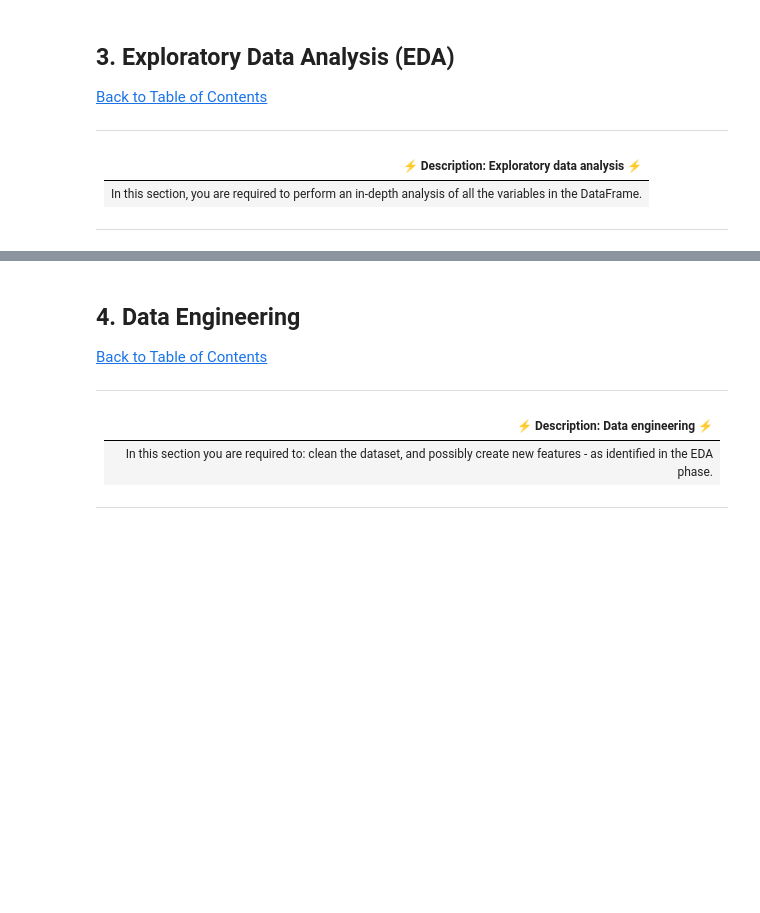
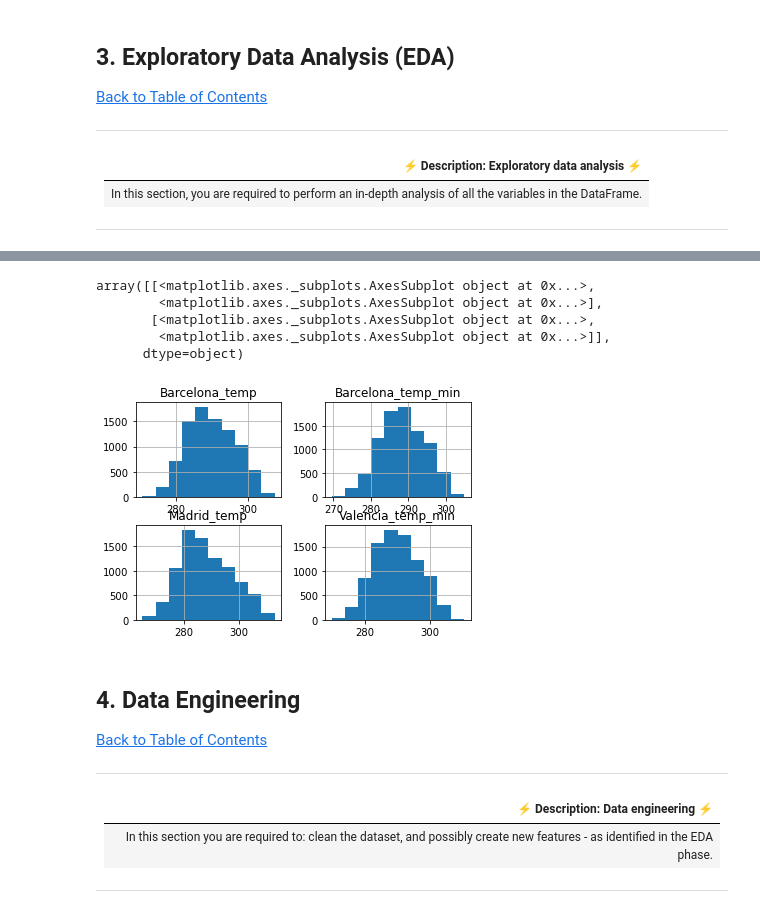
Before and after one commit to Fabian-B-explore/SpainRainModel, a Jupyter notebook: starter-notebook.ipynb, the cells around one changed output, grey strips where cells are left out. Drawn from its saved outputs; the diff is of its cells as text; code cells hidden in the pictures; blank space fills up the shorter version.

```diff
--- a/starter-notebook.ipynb
+++ b/starter-notebook.ipynb
@@ -84,3 +86,7 @@ df = # load the data
+# %%
+# load the data
+df_train = pd.read_csv('df_train.csv')
+df_test = pd.read_csv('df_test.csv')
 # %% [markdown]
 <a id="three"></a>
 ## 3. Exploratory Data Analysis (EDA)
@@ -103,5 +159,14 @@ df = # load the data
 # %%
-# have a look at feature distributions
+# have a look at feature distributions with variables with the top 4 correlation
+features = ['Valencia_temp_min','Barcelona_temp_min','Madrid_temp','Barcelona_temp']
+df_train[features].hist()
+# %% [output]
+array([[<matplotlib.axes._subplots.AxesSubplot object at 0x...>,
+        <matplotlib.axes._subplots.AxesSubplot object at 0x...>],
+       [<matplotlib.axes._subplots.AxesSubplot object at 0x...>,
+        <matplotlib.axes._subplots.AxesSubplot object at 0x...>]],
+      dtype=object)
+[figure, added]
 # %% [markdown]
 <a id="four"></a>
 ## 4. Data Engineering
```
Also changed, not shown: parts of 31 cells of this notebook, 1 other file.
